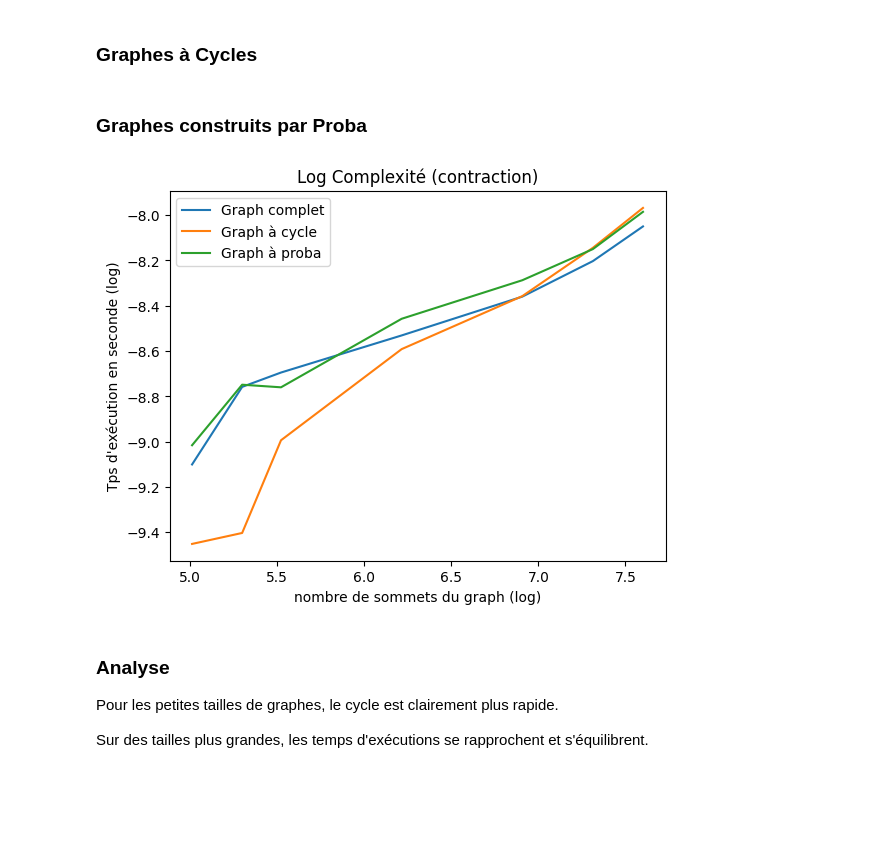
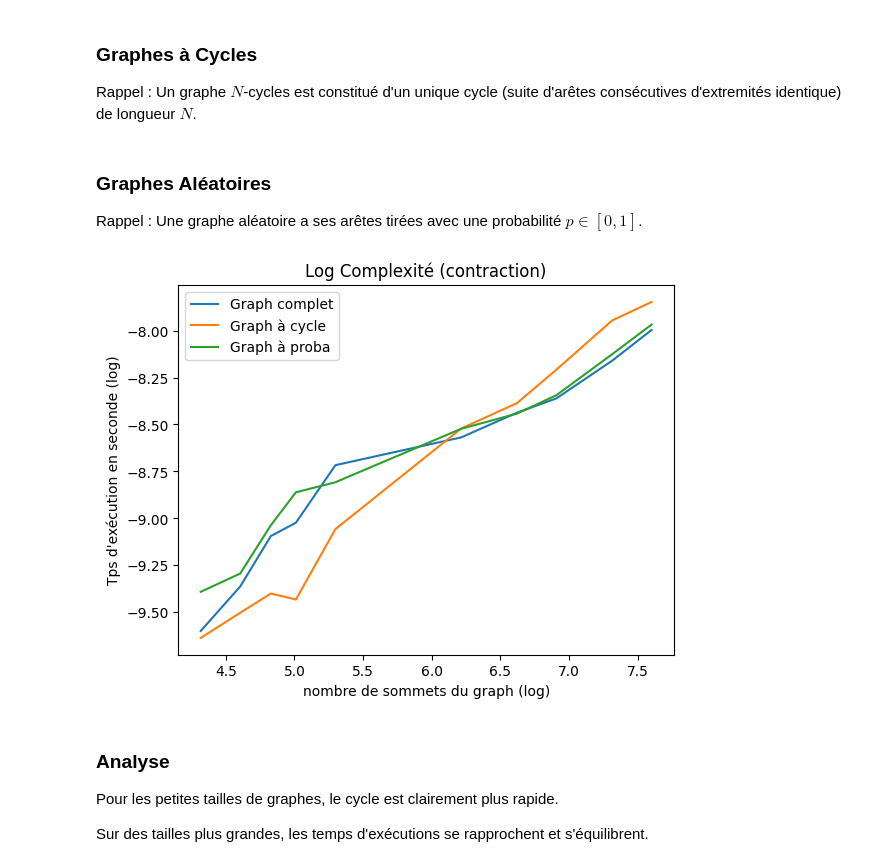
Before and after one commit to RoxaneC/M1-COMPLEX-Projet, a Jupyter notebook: Projet_COMPLEX.ipynb, the cells around one changed output. Drawn from its saved outputs; the diff is of its cells as text; code cells hidden in the pictures; blank space fills up the shorter version.

```diff
--- a/Projet_COMPLEX.ipynb
+++ b/Projet_COMPLEX.ipynb
@@ -49,6 +59,6 @@ def contraction(G, e):
 # %%
 tps_complet = []
-N = [100,150,200,250,500,1000,1500,2000]
+N = [50,75,100,125,150,200,500,750,1000,1500,2000]
 
 for n in N:
     tps_N = []
@@ -58,10 +68,11 @@ for n in N:
 
     for i in range(1000):
         # création de la matrice d'un graph complet de taille n
+        # (chaque sommet est relié à tous les autres excepté lui-même)
         G = np.ones((n,n))
         G = G - np.eye(n)
 
-        # Calcul du temps d'execution
+        # calcul du temps d'execution
         debut = time.time()
         G = contraction(G,e)
         fin = time.time()
@@ -73,9 +84,11 @@ for n in N:
     tps_complet.append(np.mean(tps_N))
 # %% [markdown]
 ### Graphes à Cycles
+
+Rappel : Un graphe $N$-cycles est constitué d'un unique cycle (suite d'arêtes consécutives d'extremités identique) de longueur $N$.
 # %%
 tps_cycle = []
-N = [100,150,200,250,500,1000,1500,2000]
+N = [50,75,100,125,150,200,500,750,1000,1500,2000]
 
 for n in N:
     tps_N = []
@@ -86,12 +99,14 @@ for n in N:
     for i in range(1000):
         # création de la matrice d'un graph à cycle de taille n
         G = np.zeros((n,n))
+        # chaque noeud est relié au noeud suivant et précédent
+        # (autour de la diagonale)
         np.fill_diagonal(G[:,1:], 1)
         np.fill_diagonal(G[1:,:], 1)
         G[-1,0] = 1
         G[0,-1] = 1
 
-        # Calcul du temps d'execution
+        # calcul du temps d'execution
         debut = time.time()
         G = contraction(G,e)
         fin = time.time()
@@ -102,10 +117,12 @@ for n in N:
     # stockage de la moyenne des temps d'exécution pour chaque n
     tps_cycle.append(np.mean(tps_N))
 # %% [markdown]
-### Graphes construits par Proba
+### Graphes Aléatoires
+
+Rappel : Une graphe aléatoire a ses arêtes tirées avec une probabilité $p \in [0,1]$.
 # %%
-tps_proba = []
-N = [100,150,200,250,500,1000,1500,2000]
+tps_alea = []
+N = [50,75,100,125,150,200,500,750,1000,1500,2000]
 
 for n in N:
     tps_N = []
@@ -116,6 +133,9 @@ for n in N:
     for i in range(1000):
         # création de la matrice du graph aléatoire
         G = np.random.randint(2, size = (n,n))
+        # par soucis de symétrie, on ne garde qu'une partie triangulaire (ici supérieure hors diagonale)
+        # que l'on copie sur l'autre moitié triangulaire
+        G = np.triu(G, k=1) + np.transpose(np.triu(G, k=1))
 
         # Calcul du temps d'execution
         debut = time.time()
@@ -126,20 +146,20 @@ for n in N:
         tps_N.append(fin-debut)
 
     # stockage de la moyenne des temps d'exécution pour chaque n
-    tps_proba.append(np.mean(tps_N))
+    tps_alea.append(np.mean(tps_N))
 # %%
 # Visualisation plus pratique
 plt.figure()
 plt.title('Log Complexité (contraction)')
 plt.xlabel('nombre de sommets du graph (log)')
 plt.ylabel('Tps d\'exécution en seconde (log)')
 plt.plot(np.log(N[1:]), np.log(tps_complet[1:]), label='Graph complet')
 plt.plot(np.log(N[1:]), np.log(tps_cycle[1:]), label='Graph à cycle')
-plt.plot(np.log(N[1:]), np.log(tps_proba[1:]), label='Graph à proba')
+plt.plot(np.log(N[1:]), np.log(tps_alea[1:]), label='Graph à proba')
 plt.legend()
 plt.show()
 # %% [output]
-[figure, old version]
+[figure, new version]
 # %% [markdown]
 ### Analyse
 
```
Also changed, not shown: parts of 7 cells of this notebook, 1 other file.
